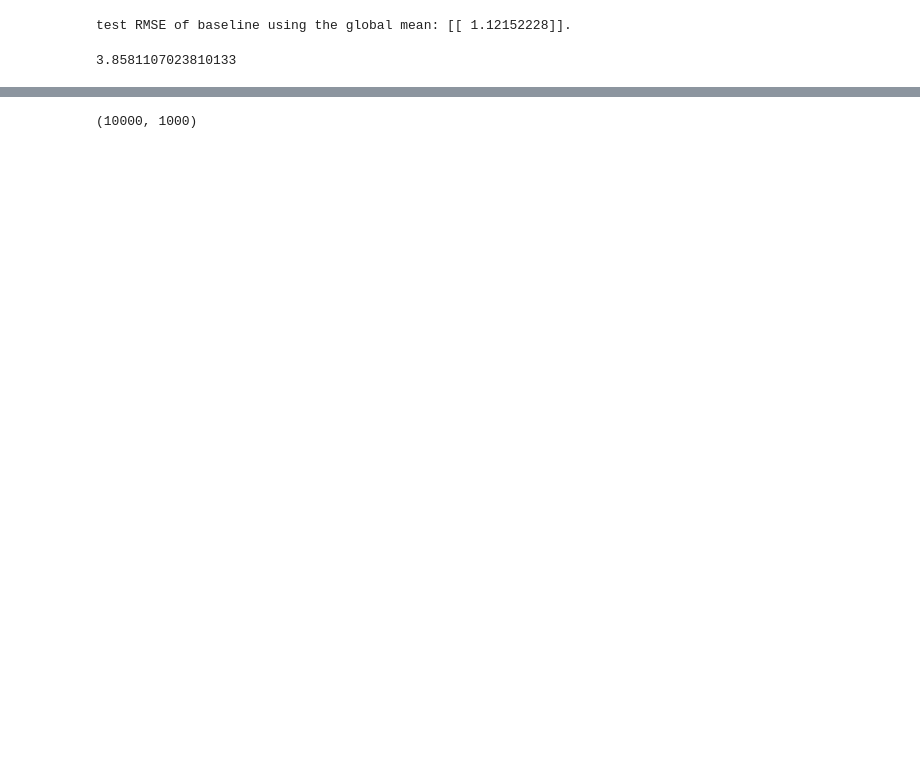
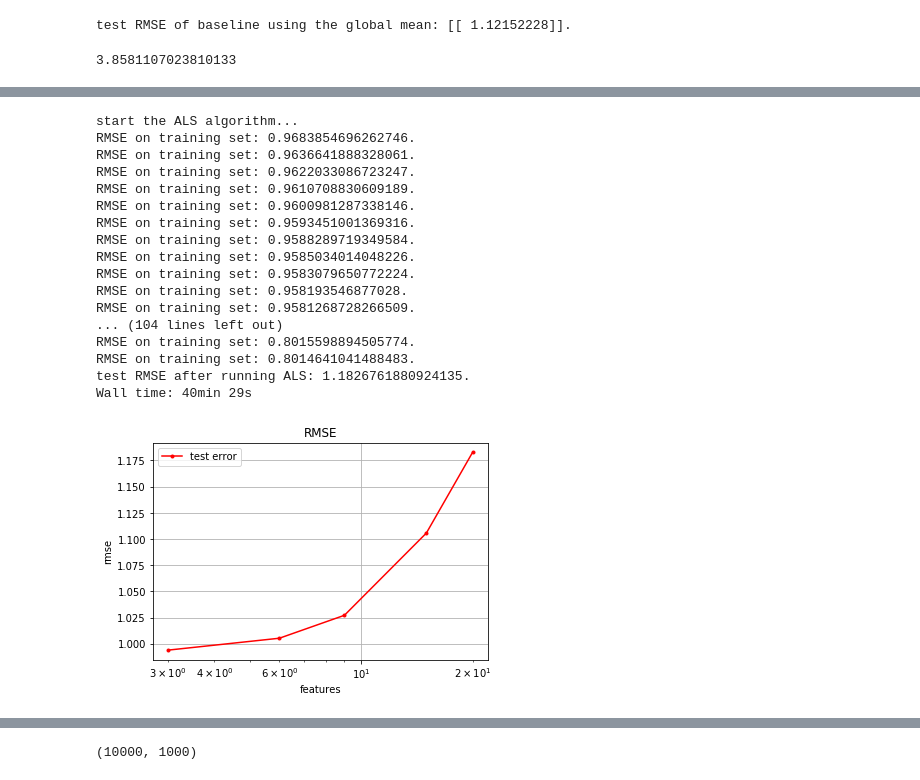
Before and after one commit to MatthiasLeroyEPFL/PCML_Project, a Jupyter notebook: Project_2/mix_models_try.ipynb, the cells around one changed output, grey strips where cells are left out. Cells and saved outputs as stored; diff of their text form; code cells hidden in the pictures; blank space fills up the shorter version.

```diff
--- a/Project_2/mix_models_try.ipynb
+++ b/Project_2/mix_models_try.ipynb
@@ -74,0 +120,27 @@ test RMSE after running ALS: 0.9940086593042198.
+# %%
+%%time
+k = [3,6,9,15,20]
+temp = []
+for i in k:
+    predict_ALS_test, rmse = ALS(train,test,i, 0.2, 0.9)
+    temp.append(rmse)
+error_visualization(parameter=k,rmse=temp,parameter_name='features')
+# %% [output]
+start the ALS algorithm...
+RMSE on training set: 0.9683854696262746.
+RMSE on training set: 0.9636641888328061.
+RMSE on training set: 0.9622033086723247.
+RMSE on training set: 0.9610708830609189.
+RMSE on training set: 0.9600981287338146.
+RMSE on training set: 0.9593451001369316.
+RMSE on training set: 0.9588289719349584.
+RMSE on training set: 0.9585034014048226.
+RMSE on training set: 0.9583079650772224.
+RMSE on training set: 0.958193546877028.
+RMSE on training set: 0.9581268728266509.
+... (104 lines left out)
+RMSE on training set: 0.8015598894505774.
+RMSE on training set: 0.8014641041488483.
+test RMSE after running ALS: 1.1826761880924135.
+Wall time: 40min 29s
+[figure, added]
```
Also changed, not shown: parts of 28 cells of this notebook, 8 other files.
